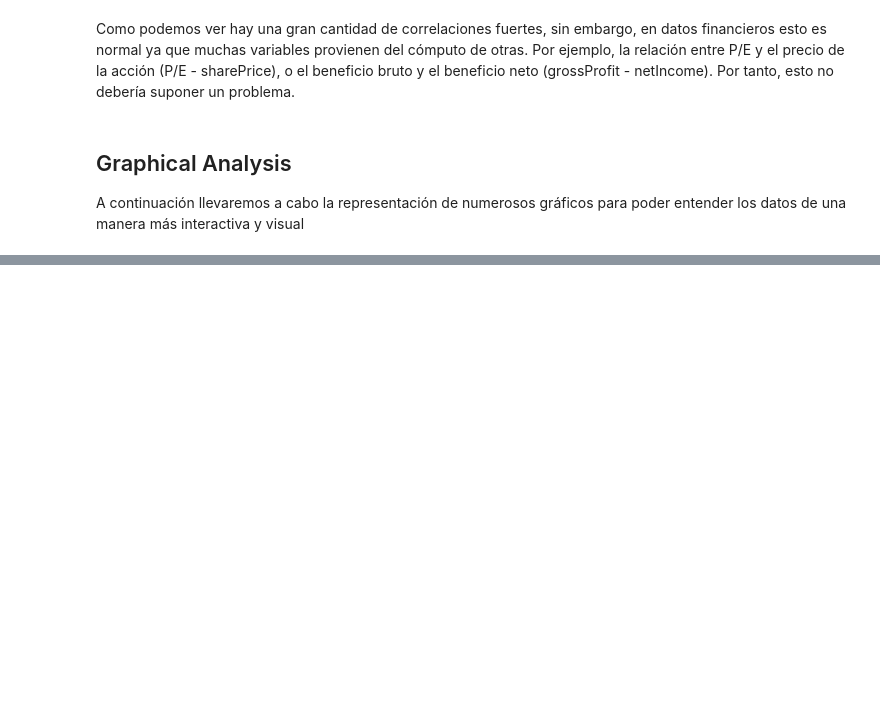
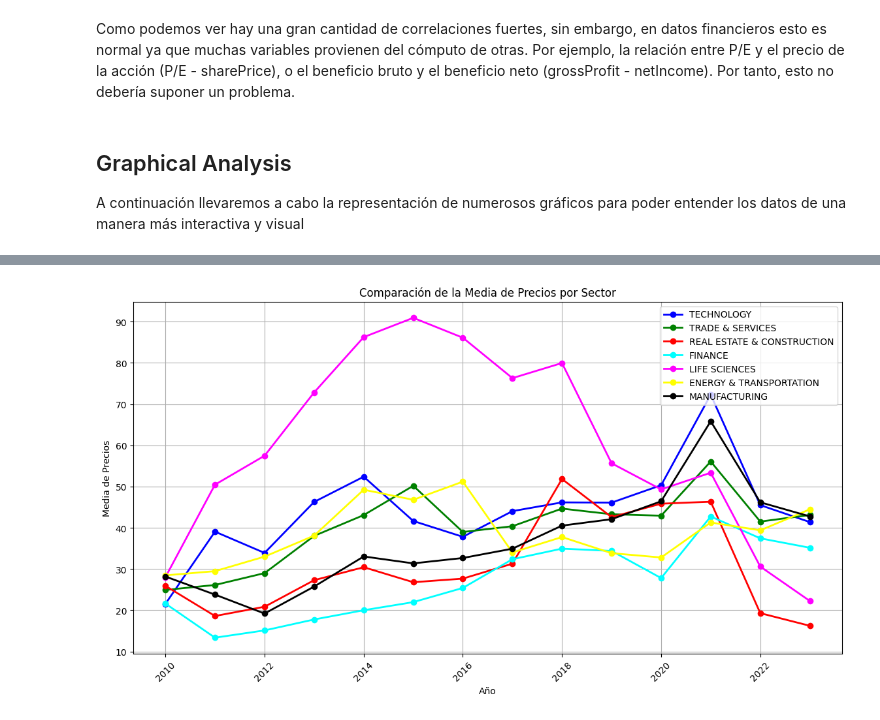
Before and after one commit to JaviGG02/TFG_MLStockRating, a Jupyter notebook: analysis_preprocessing.ipynb, the cells around one changed output, grey strips where cells are left out. Cells and saved outputs as stored; diff of their text form; code cells hidden in the pictures; blank space fills up the shorter version.

Commit message:
Finalizado analisis y preprocesado

```diff
--- a/analysis_preprocessing.ipynb
+++ b/analysis_preprocessing.ipynb
@@ -210,0 +286,41 @@ Gráficos radar y mosaico
+# %%
+# Lista de sectores
+sectores = [
+    'TECHNOLOGY',
+    'TRADE & SERVICES',
+    'REAL ESTATE & CONSTRUCTION',
+    'FINANCE',
+    'LIFE SCIENCES',
+    'ENERGY & TRANSPORTATION',
+    'MANUFACTURING'
+]
+
+# Colores para cada sector (opcional)
+colores = [
+    'blue', 'green', 'red', 'cyan', 'magenta', 'yellow', 'black'
+]
+
+plt.figure(figsize=(14, 7))
+
+# Setear como datetime los valores de fechas para el analisis temporal
+financial_df['fiscalDateEnding'] = pd.to_datetime(financial_df['fiscalDateEnding'])
+
+# Calcular y graficar la media de precios para cada sector
+for sector, color in zip(sectores, colores):
+    sector_df = financial_df[(financial_df['sector'] == sector) & (financial_df['sharePrice'] < price_limit)].copy()
+    sector_df['Year'] = sector_df['fiscalDateEnding'].dt.year
+    mean_prices = sector_df.groupby('Year')['sharePrice'].mean()
+    plt.plot(mean_prices.index, mean_prices.values, label=sector, color=color, linewidth=2, marker='o')
+
+# Personalización del gráfico
+plt.title('Comparación de la Media de Precios por Sector')
+plt.xlabel('Año')
+plt.ylabel('Media de Precios')
+plt.legend()
+plt.xticks(rotation=45)
+plt.grid(True)
+
+# Mostrar el gráfico
+plt.show()
+# %% [output]
+[figure, added]
```
Also changed, not shown: parts of 19 cells of this notebook.
